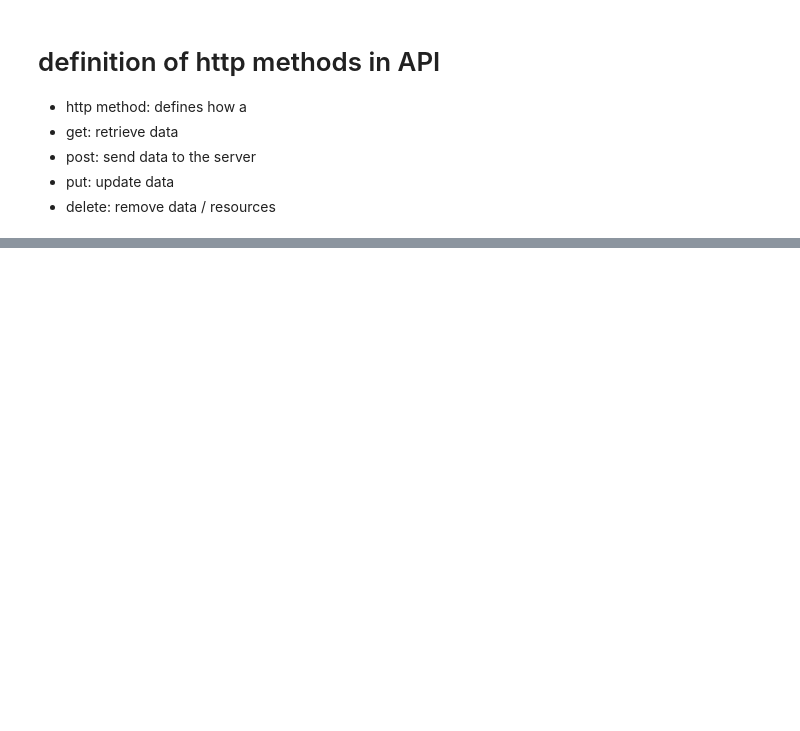
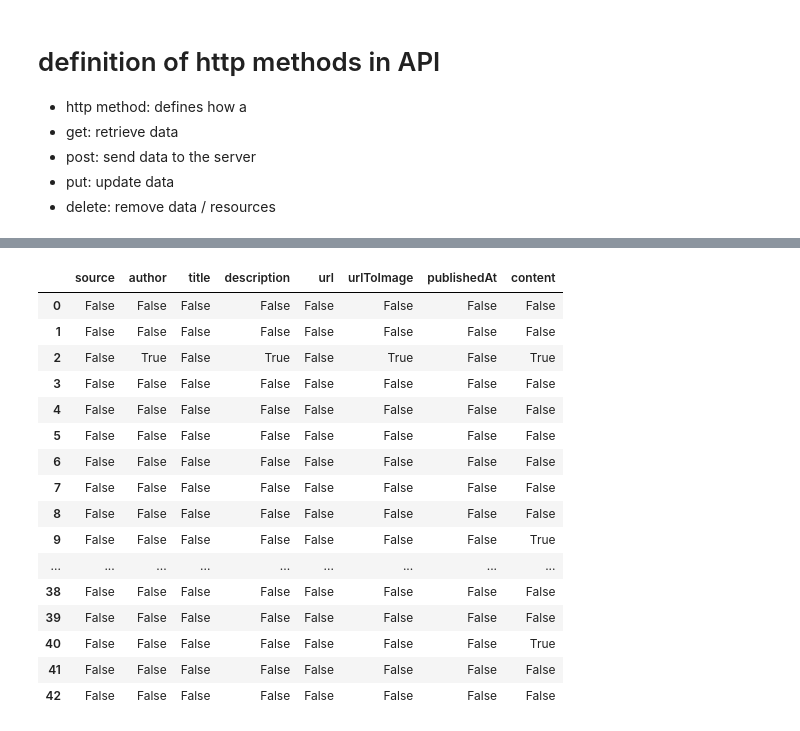
Before and after one commit to ArmooI/Python-Fundamentals-, a Jupyter notebook: Class_Backlog.ipynb, the cells around one changed output, grey strips where cells are left out. Cells and saved outputs as stored; diff of their text form; code cells hidden in the pictures; blank space fills up the shorter version.

```diff
--- a/Class_Backlog.ipynb
+++ b/Class_Backlog.ipynb
@@ -156,0 +201,22 @@ df.to_csv('technews_api.csv', index = False) # the false index ignores the numbe
+# %%
+# checking for null values on individual rows level
+
+df.isnull()
+# %% [output]
+|  | source | author | title | description | url | urlToImage | publishedAt | content |
+| 0 | False | False | False | False | False | False | False | False |
+| 1 | False | False | False | False | False | False | False | False |
+| 2 | False | True | False | True | False | True | False | True |
+| 3 | False | False | False | False | False | False | False | False |
+| 4 | False | False | False | False | False | False | False | False |
+| 5 | False | False | False | False | False | False | False | False |
+| 6 | False | False | False | False | False | False | False | False |
+| 7 | False | False | False | False | False | False | False | False |
+| 8 | False | False | False | False | False | False | False | False |
+| 9 | False | False | False | False | False | False | False | True |
+| ... | ... | ... | ... | ... | ... | ... | ... | ... |
+| 38 | False | False | False | False | False | False | False | False |
+| 39 | False | False | False | False | False | False | False | False |
+| 40 | False | False | False | False | False | False | False | True |
+| 41 | False | False | False | False | False | False | False | False |
+| 42 | False | False | False | False | False | False | False | False |
```
Also changed, not shown: parts of 4 cells of this notebook, 1 other file.
